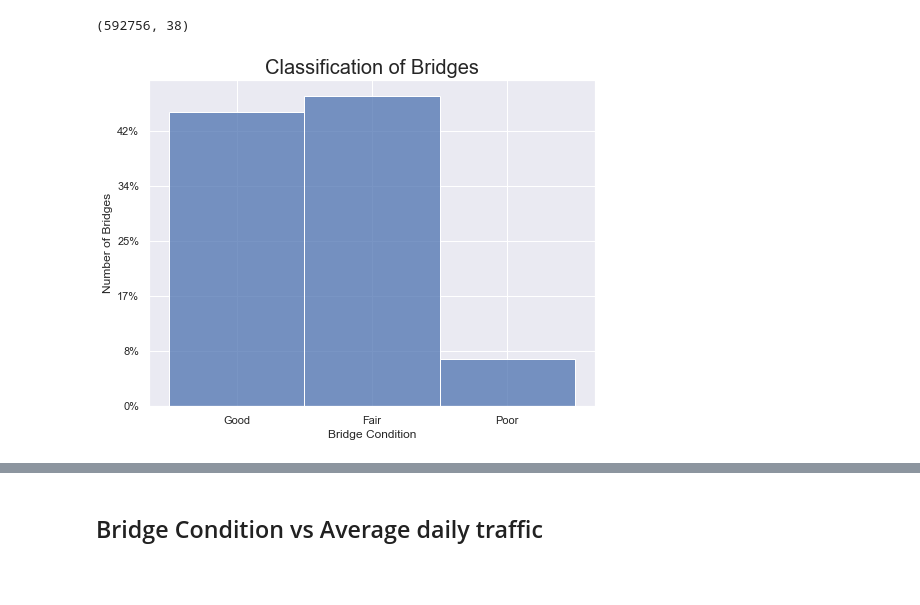
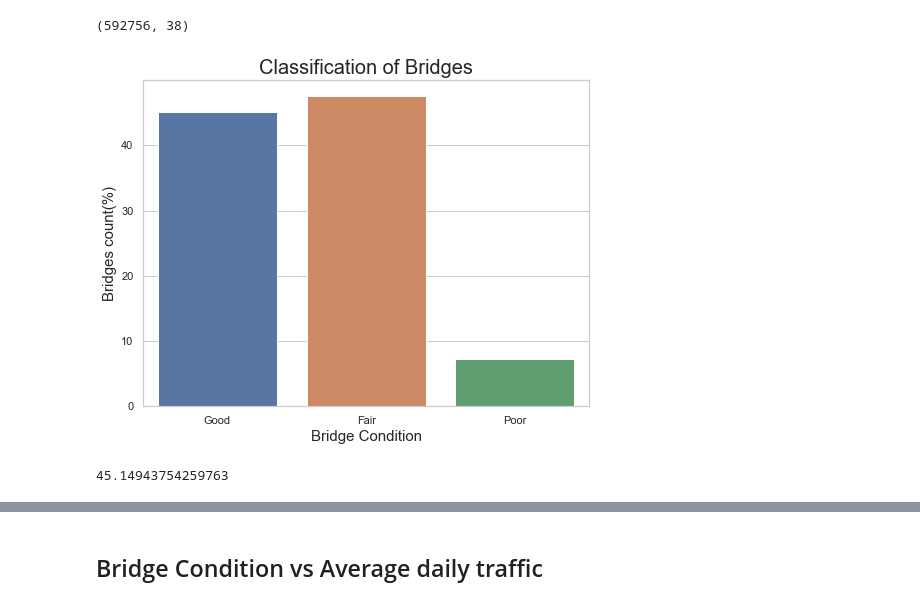
Before and after one commit to Milenaafeworki/Bridges-Condition-Classification, a Jupyter notebook: Visualizations.ipynb, the cells around one changed output, grey strips where cells are left out. Drawn from its saved outputs; the diff is of its cells as text; code cells hidden in the pictures; blank space fills up the shorter version.

```diff
--- a/Visualizations.ipynb
+++ b/Visualizations.ipynb
@@ -120,17 +120,24 @@ df.shape
 (592756, 38)
 # %%
 #plot number of bridges according to condition
-sns.set_theme(style="darkgrid")
+percent = df['bridge_condition'].value_counts(normalize=True)*100
+condition = ['Good', 'Fair', 'Poor']
+sns.set_theme(style="whitegrid")
 plt.figure(figsize=(8,6))
-sns.histplot(df['bridge_condition']);
+# sns.histplot(percent);
+sns.barplot(x=condition, y=percent[condition].values)
 plt.title('Classification of Bridges', fontsize=20)
-plt.ylabel('Number of Bridges')
-plt.xlabel('Bridge Condition')
+plt.ylabel('Bridges count(%)',fontsize=15)
+plt.xlabel('Bridge Condition',fontsize=15)
 
-plt.gca().yaxis.set_major_formatter(PercentFormatter(590000))
+# plt.gca().yaxis.set_major_formatter(PercentFormatter(590000))
 plt.show()
 # %% [output]
-[figure, old version]
+[figure, new version]
+# %%
+percent['Good']
+# %% [output]
+45.14943754259763
 # %%
 cond = df['bridge_condition'].tolist()
 # %%
```
Also changed, not shown: parts of 18 cells of this notebook, 2 other files.
